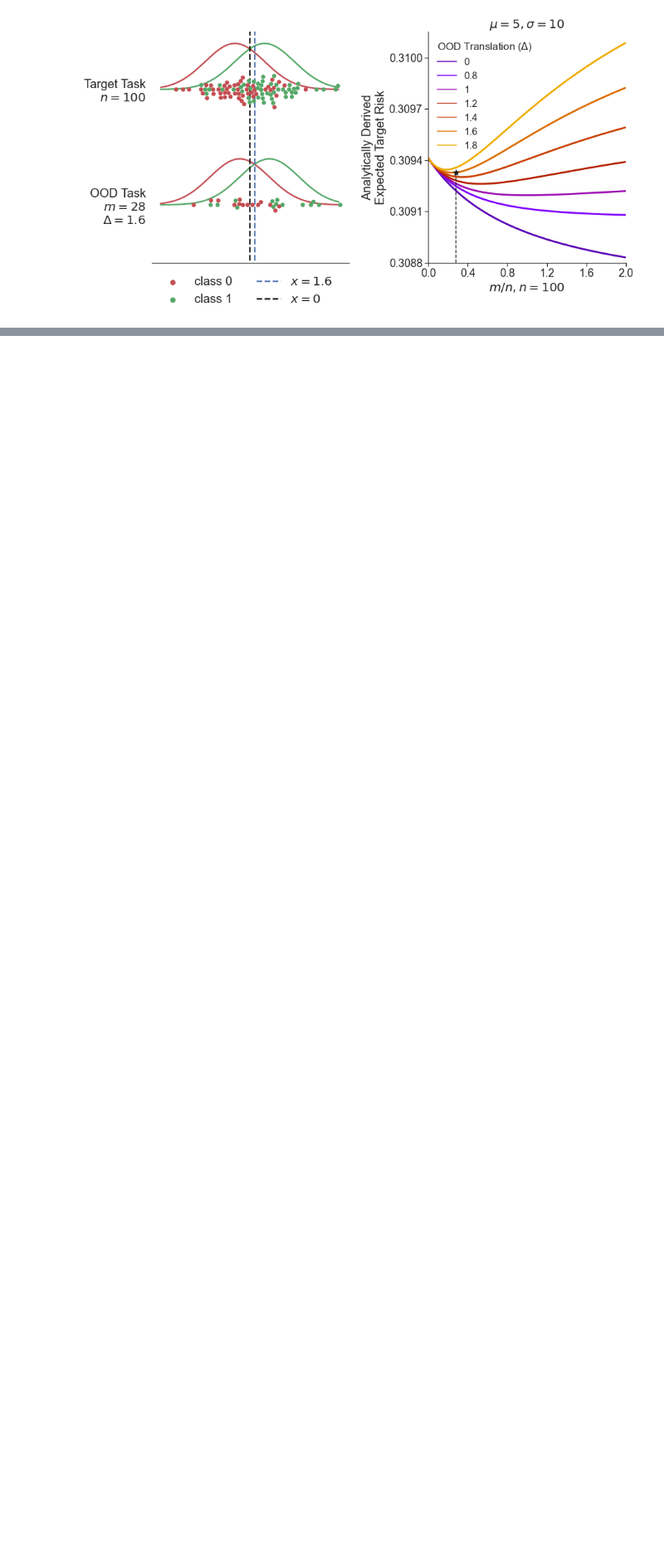
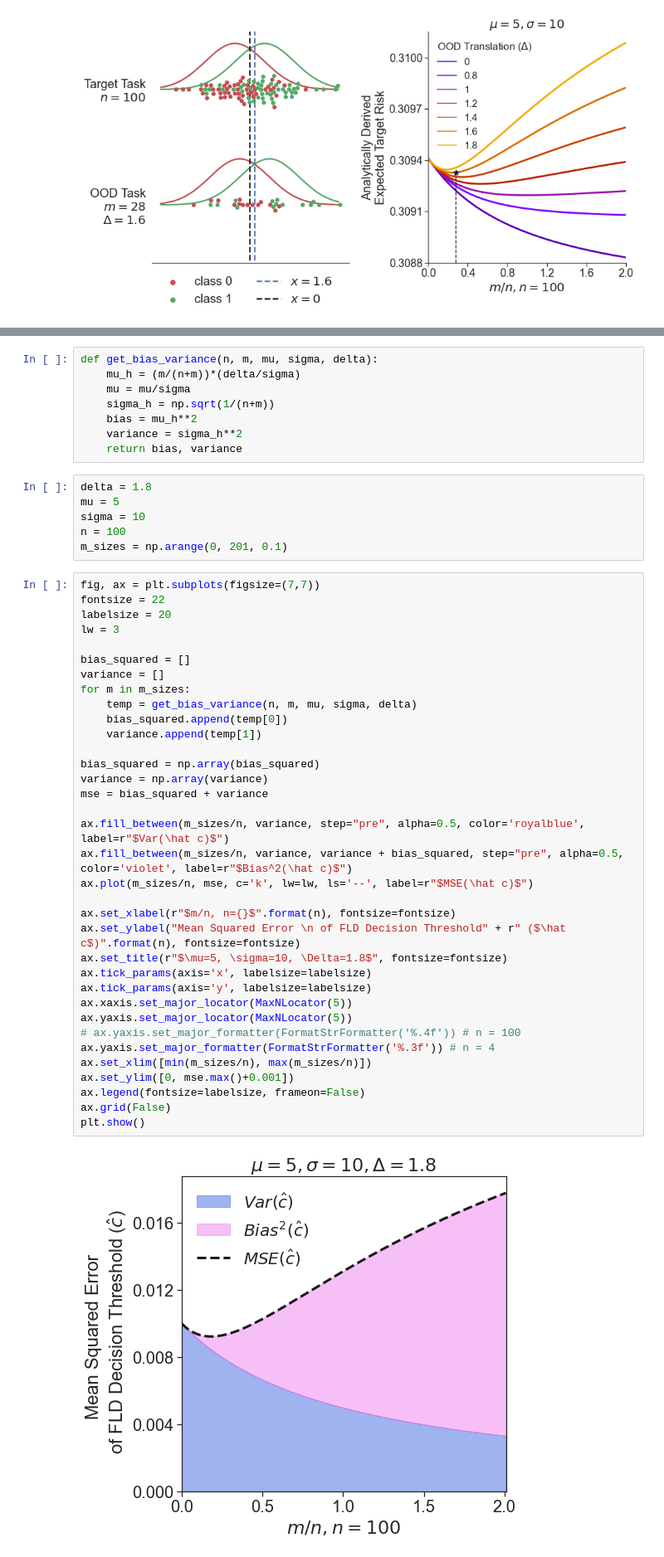
Before and after one commit to neurodata/value-of-ood-data, a Jupyter notebook: notebooks/1-univariate_fld.ipynb, the cells around one changed output, grey strips where cells are left out. Shown: that part at 83% size. Cells and saved outputs as stored; diff of their text form; blank space fills up the shorter version.

```diff
--- a/notebooks/1-univariate_fld.ipynb
+++ b/notebooks/1-univariate_fld.ipynb
@@ -186,0 +191,51 @@ fig.savefig("../paper/figs/1-main_simulation.pdf", bbox_inches="tight")
+# %%
+def get_bias_variance(n, m, mu, sigma, delta):
+    mu_h = (m/(n+m))*(delta/sigma)
+    mu = mu/sigma
+    sigma_h = np.sqrt(1/(n+m))
+    bias = mu_h**2
+    variance = sigma_h**2
+    return bias, variance
+# %%
+delta = 1.8
+mu = 5
+sigma = 10
+n = 100
+m_sizes = np.arange(0, 201, 0.1)
+# %%
+fig, ax = plt.subplots(figsize=(7,7))
+fontsize = 22
+labelsize = 20
+lw = 3
+
+bias_squared = []
+variance = []
+for m in m_sizes:
+    temp = get_bias_variance(n, m, mu, sigma, delta)
+    bias_squared.append(temp[0])
+    variance.append(temp[1])
+
+bias_squared = np.array(bias_squared)
+variance = np.array(variance)
+mse = bias_squared + variance
+
+ax.fill_between(m_sizes/n, variance, step="pre", alpha=0.5, color='royalblue', label=r"$Var(\hat c)$")
+ax.fill_between(m_sizes/n, variance, variance + bias_squared, step="pre", alpha=0.5, color='violet', label=r"$Bias^2(\hat c)$")
+ax.plot(m_sizes/n, mse, c='k', lw=lw, ls='--', label=r"$MSE(\hat c)$")
+
+ax.set_xlabel(r"$m/n, n={}$".format(n), fontsize=fontsize)
+ax.set_ylabel("Mean Squared Error \n of FLD Decision Threshold" + r" ($\hat c$)".format(n), fontsize=fontsize)
+ax.set_title(r"$\mu=5, \sigma=10, \Delta=1.8$", fontsize=fontsize)
+ax.tick_params(axis='x', labelsize=labelsize)
+ax.tick_params(axis='y', labelsize=labelsize)
+ax.xaxis.set_major_locator(MaxNLocator(5))
+ax.yaxis.set_major_locator(MaxNLocator(5))
+# ax.yaxis.set_major_formatter(FormatStrFormatter('%.4f')) # n = 100
+ax.yaxis.set_major_formatter(FormatStrFormatter('%.3f')) # n = 4
+ax.set_xlim([min(m_sizes/n), max(m_sizes/n)])
+ax.set_ylim([0, mse.max()+0.001])
+ax.legend(fontsize=labelsize, frameon=False)
+ax.grid(False)
+plt.show()
+# %% [output]
+[figure, added]
```
Also changed, not shown: parts of 4 cells of this notebook.
